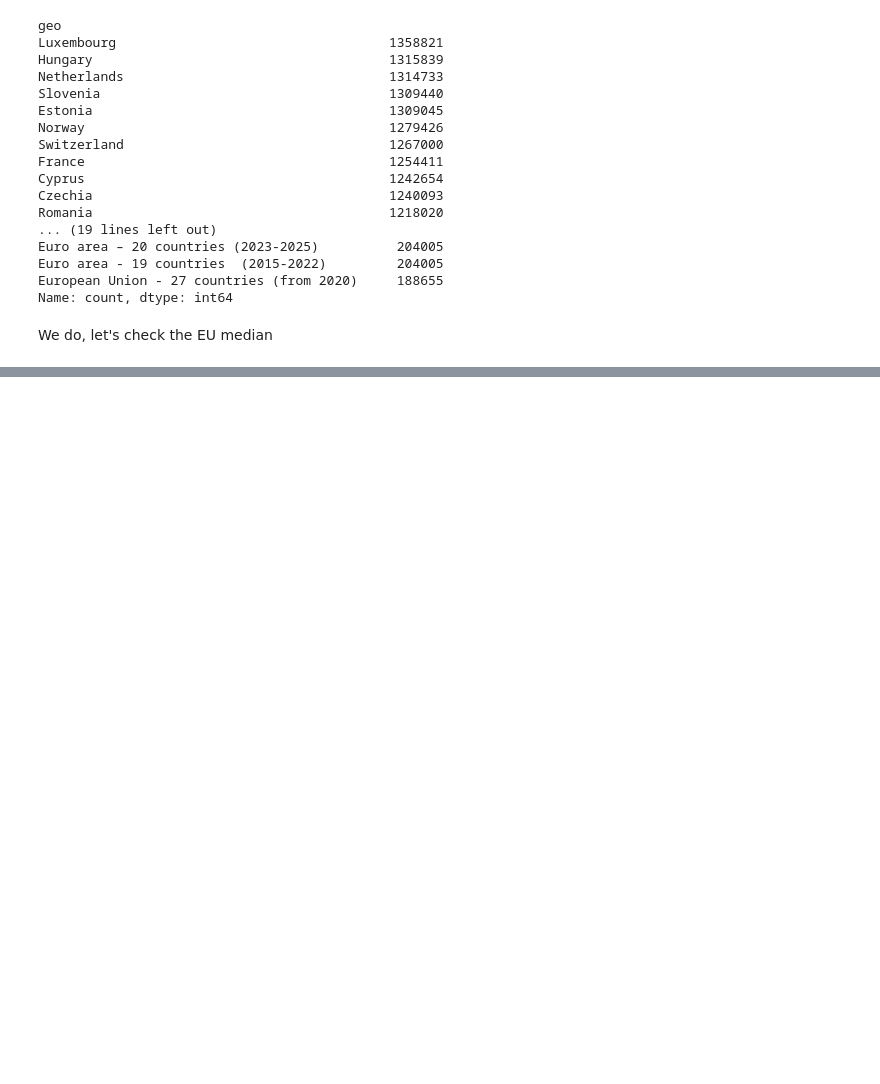
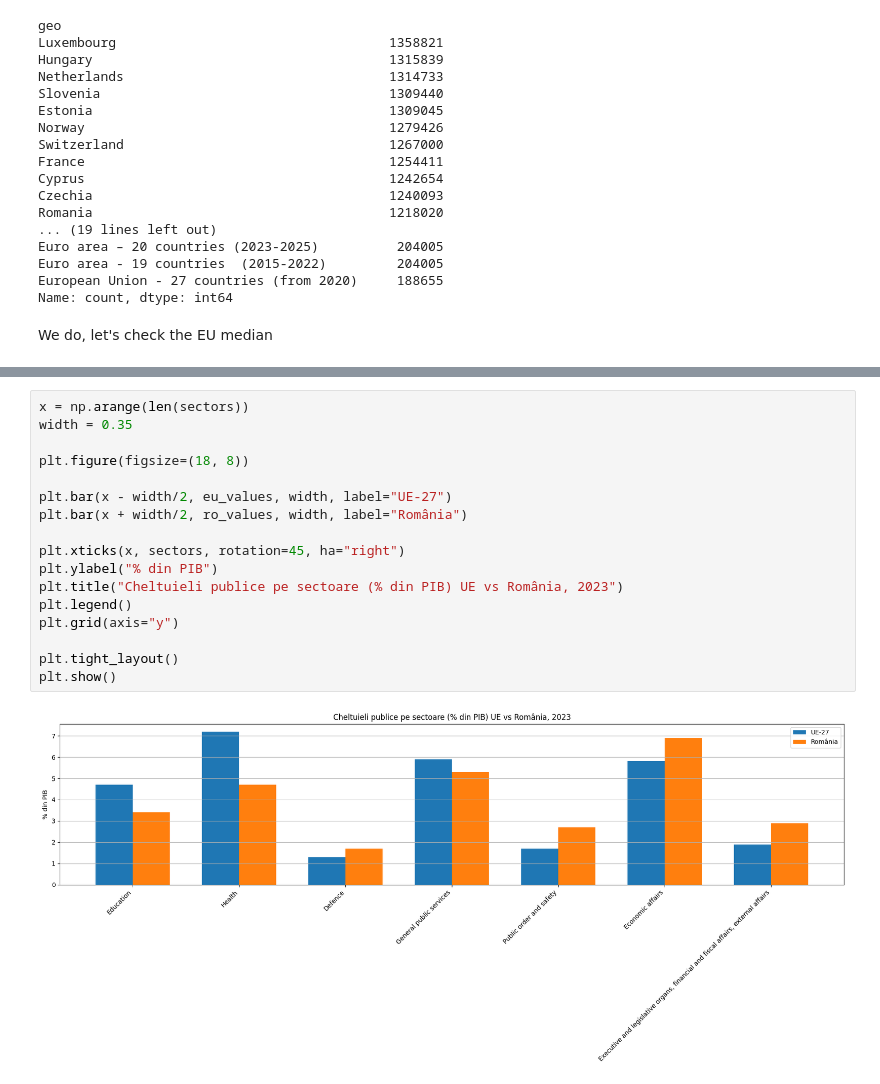
Before and after one commit to TudorMurariu/minimum-wage-study, a Jupyter notebook: pib-p-in-education/pin_in_edu.ipynb, the cells around one changed output, grey strips where cells are left out. Saved outputs shown, nothing was run; the diff lists cells and outputs as text; blank space fills up the shorter version.

Commit message:
added plot that compares multiplte sectors investments in 2023, EU VS ROMANIA

```diff
--- a/pib-p-in-education/pin_in_edu.ipynb
+++ b/pib-p-in-education/pin_in_edu.ipynb
@@ -362,0 +411,19 @@ plt.legend()
+# %%
+x = np.arange(len(sectors))
+width = 0.35
+
+plt.figure(figsize=(18, 8))
+
+plt.bar(x - width/2, eu_values, width, label="UE-27")
+plt.bar(x + width/2, ro_values, width, label="România")
+
+plt.xticks(x, sectors, rotation=45, ha="right")
+plt.ylabel("% din PIB")
+plt.title("Cheltuieli publice pe sectoare (% din PIB) UE vs România, 2023")
+plt.legend()
+plt.grid(axis="y")
+
+plt.tight_layout()
+plt.show()
+# %% [output]
+[figure, added]
```
Also changed, not shown: parts of 6 cells of this notebook, 1 other file.
